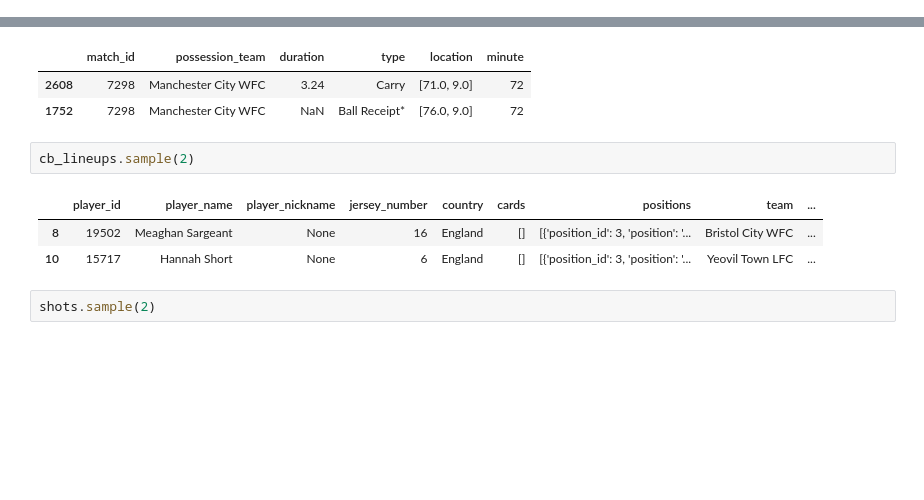
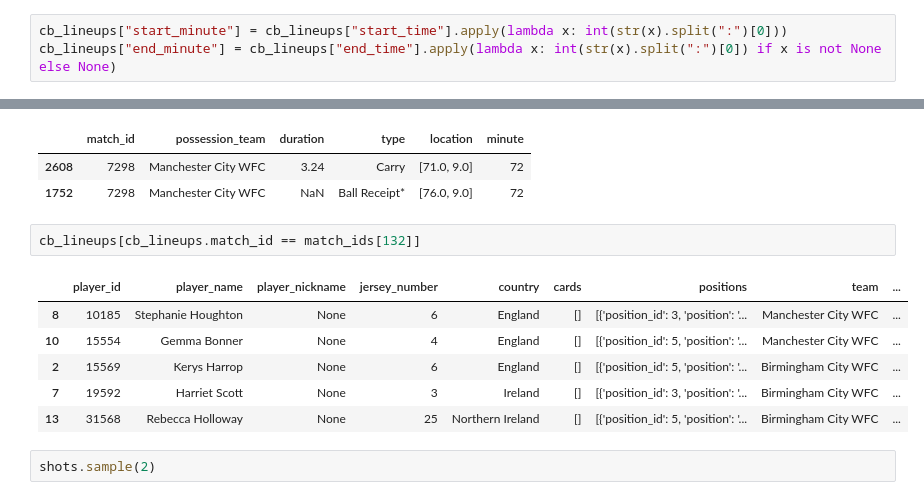
Before and after one commit to alexrhysbates/cb_efficiency, a Jupyter notebook: data/cb_dataset_prep.ipynb, the cells around one changed output, grey strips where cells are left out. Drawn from its saved outputs; the diff is of its cells as text; blank space fills up the shorter version.

Commit message:
start compiling lineup data

```diff
--- a/data/cb_dataset_prep.ipynb
+++ b/data/cb_dataset_prep.ipynb
@@ -128,3 +128,6 @@ possession = events[["match_id", "possession_team", "duration", "type", "locatio
 # %% [markdown]
 ### 3. Clean data
 The clean dataset needs to contain each centre back combination for each game for each team, with which minutes they played and the possession / xG stats for those minutes
+# %%
+cb_lineups["start_minute"] = cb_lineups["start_time"].apply(lambda x: int(str(x).split(":")[0]))
+cb_lineups["end_minute"] = cb_lineups["end_time"].apply(lambda x: int(str(x).split(":")[0]) if x is not None else None)
@@ -134,12 +217,15 @@ possession.sample(2)
 |  | match_id | possession_team | duration | type | location | minute |
 | 2608 | 7298 | Manchester City WFC | 3.24 | Carry | [71.0, 9.0] | 72 |
 | 1752 | 7298 | Manchester City WFC | NaN | Ball Receipt* | [76.0, 9.0] | 72 |
-# %%
-cb_lineups.sample(2)
-# %% [output]
-|  | player_id | player_name | player_nickname | jersey_number | country | cards | positions | team | ... |
-| 8 | 19502 | Meaghan Sargeant | None | 16 | England | [] | [{'position_id': 3, 'position': '... | Bristol City WFC | ... |
-| 10 | 15717 | Hannah Short | None | 6 | England | [] | [{'position_id': 3, 'position': '... | Yeovil Town LFC | ... |
+# %%
+cb_lineups[cb_lineups.match_id == match_ids[132]]
+# %% [output]
+|  | player_id | player_name | player_nickname | jersey_number | country | cards | positions | team | ... |
+| 8 | 10185 | Stephanie Houghton | None | 6 | England | [] | [{'position_id': 3, 'position': '... | Manchester City WFC | ... |
+| 10 | 15554 | Gemma Bonner | None | 4 | England | [] | [{'position_id': 5, 'position': '... | Manchester City WFC | ... |
+| 2 | 15569 | Kerys Harrop | None | 6 | England | [] | [{'position_id': 5, 'position': '... | Birmingham City WFC | ... |
+| 7 | 19592 | Harriet Scott | None | 3 | Ireland | [] | [{'position_id': 3, 'position': '... | Birmingham City WFC | ... |
+| 13 | 31568 | Rebecca Holloway | None | 25 | Northern Ireland | [] | [{'position_id': 5, 'position': '... | Birmingham City WFC | ... |
 # %%
 shots.sample(2)
 # %% [output]
```
Also changed, not shown: parts of 10 cells of this notebook.
